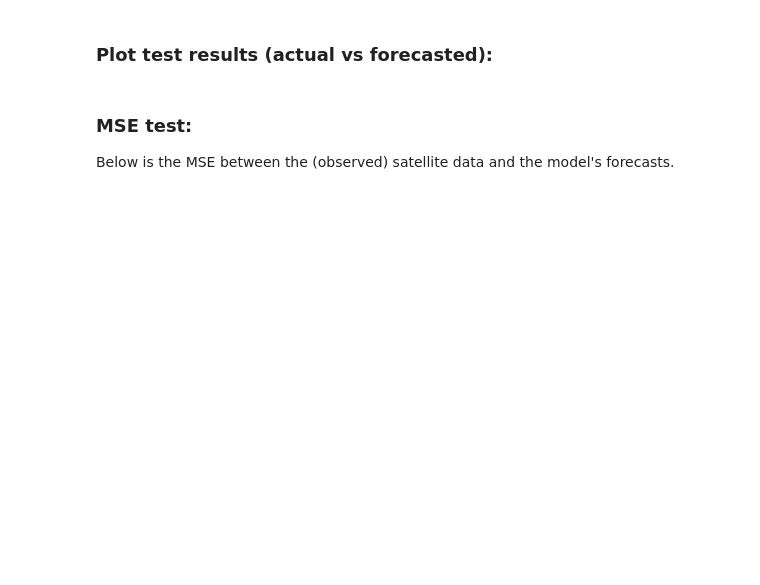
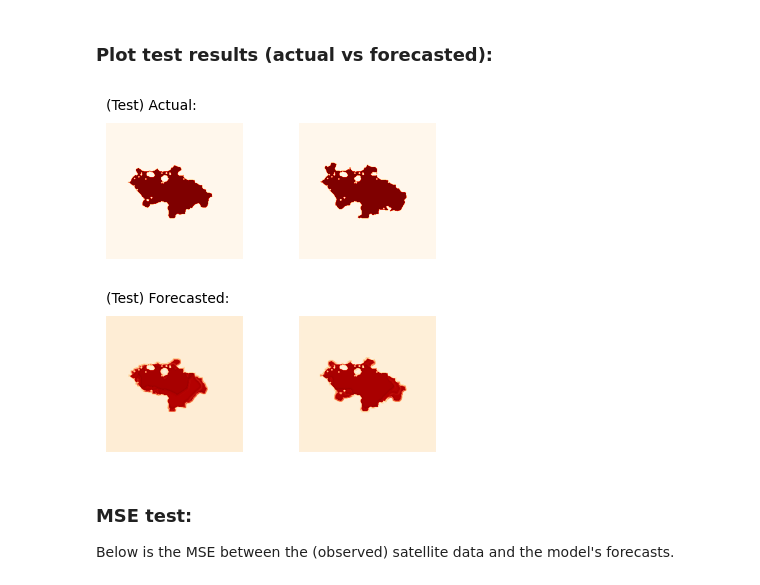
Before and after one commit to edsml-sm1122/ads-wildfire, a Jupyter notebook: wildfire/objective_1.ipynb, the cells around one changed output. Drawn from its saved outputs; the diff is of its cells as text; code cells hidden in the pictures; blank space fills up the shorter version.

```diff
--- a/wildfire/objective_1.ipynb
+++ b/wildfire/objective_1.ipynb
@@ -110,20 +104,22 @@ y = np.array([test_data[:,3,:,:,:], test_data[:,4,:,:,:]])
 
 test_dataset = TensorDataset(torch.Tensor(x),torch.Tensor(y))
 # %%
-fig, ax = plt.subplots(2, 2, figsize=[5, 5])
+fig, ax = plt.subplots(2, 2, figsize=[4, 4])
 fig.tight_layout(pad=1)
 mses = []
 
 for n,(image, label) in enumerate(test_dataset):
-    _, recon = clstm(image.double())
+    _, recon = clstm(image.float())
     mses.append(mean_squared_error(label.flatten(),recon.cpu().detach().squeeze().flatten()))
+    ax[0, n].imshow(label.squeeze(), cmap='OrRd')
     ax[0, n].axis('off')
-    ax[0, n].imshow(label.squeeze())
-    ax[1, n].imshow(recon.cpu().detach().squeeze())
+    ax[1, n].imshow(recon.cpu().detach().squeeze(), cmap='OrRd')
     ax[1, n].axis('off')
     if n==0:
-        ax[0,n].set_title('(Test) Actual:', fontsize=16, pad=10, loc='left')
-        ax[1,n].set_title('(Test) Forecasted:', fontsize=16, pad=10, loc='left')
+        ax[0,n].set_title('(Test) Actual:', fontsize=10, pad=10, loc='left')
+        ax[1,n].set_title('(Test) Forecasted:', fontsize=10, pad=10, loc='left')
+# %% [output]
+[figure, added]
 # %% [markdown]
 ### MSE test:
 
```
Also changed, not shown: parts of 5 cells of this notebook, 1 other file.
